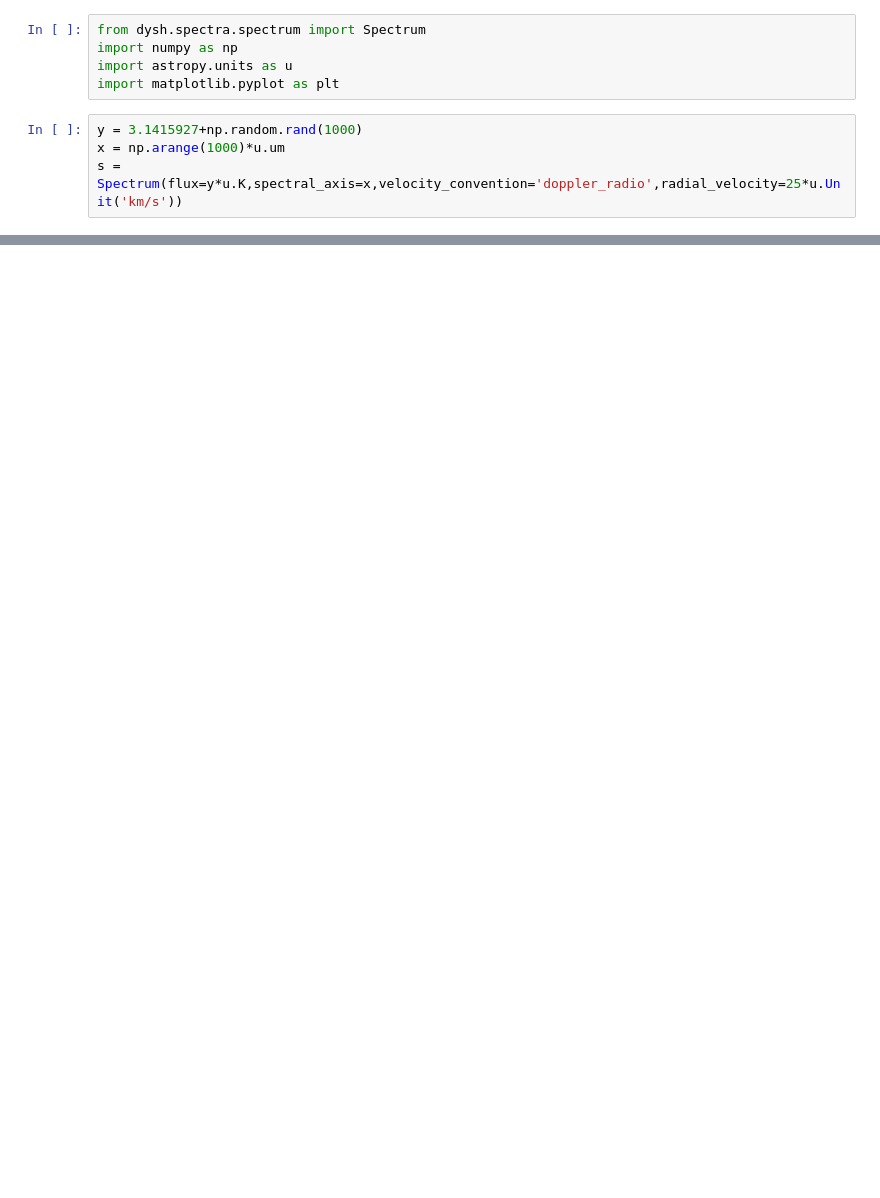
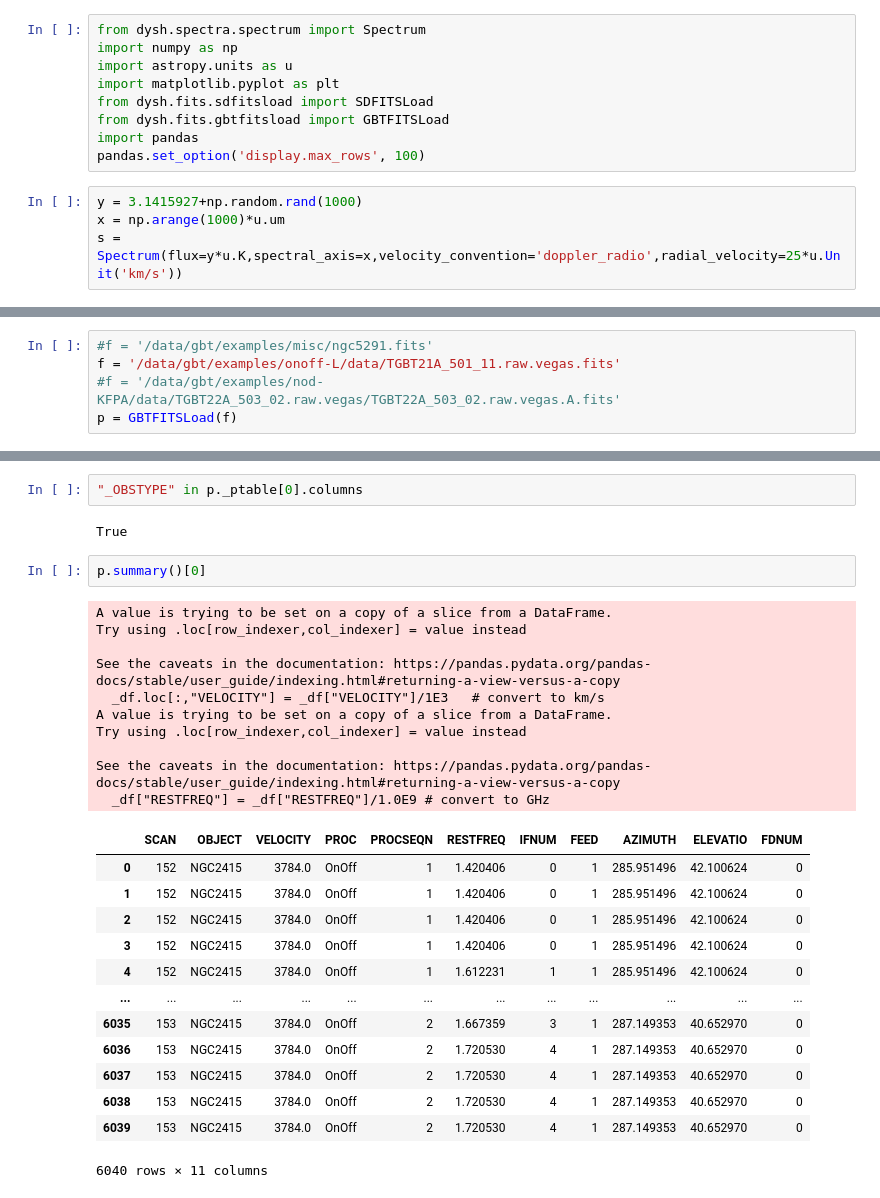
Before and after one commit to GreenBankObservatory/dysh, a Jupyter notebook: notebooks/test_spectra.ipynb, the cells around one changed output, grey strips where cells are left out. Saved outputs shown, nothing was run; the diff lists cells and outputs as text; blank space fills up the shorter version.

Commit message:
getting GBTFITSLoad working and summary() working

```diff
--- a/notebooks/test_spectra.ipynb
+++ b/notebooks/test_spectra.ipynb
@@ -3,6 +3,10 @@ from dysh.spectra.spectrum import Spectrum
 import numpy as np
 import astropy.units as u
 import matplotlib.pyplot as plt
+from dysh.fits.sdfitsload import SDFITSLoad
+from dysh.fits.gbtfitsload import GBTFITSLoad
+import pandas
+pandas.set_option('display.max_rows', 100)
 # %%
 y = 3.1415927+np.random.rand(1000)
 x = np.arange(1000)*u.um
@@ -59 +63,6 @@ s.bshow()
 baseline model None
+# %%
+#f = '/data/gbt/examples/misc/ngc5291.fits'
+f = '/data/gbt/examples/onoff-L/data/TGBT21A_501_11.raw.vegas.fits'
+#f = '/data/gbt/examples/nod-KFPA/data/TGBT22A_503_02.raw.vegas/TGBT22A_503_02.raw.vegas.A.fits'
+p = GBTFITSLoad(f)
@@ -59,0 +84,30 @@ baseline model None
+# %%
+"_OBSTYPE" in p._ptable[0].columns
+# %% [output]
+True
+# %%
+p.summary()[0]
+# %% [output]
+A value is trying to be set on a copy of a slice from a DataFrame.
+Try using .loc[row_indexer,col_indexer] = value instead
+
+See the caveats in the documentation: https://pandas.pydata.org/pandas-docs/stable/user_guide/indexing.html#returning-a-view-versus-a-copy
+  _df.loc[:,"VELOCITY"] = _df["VELOCITY"]/1E3   # convert to km/s
+A value is trying to be set on a copy of a slice from a DataFrame.
+Try using .loc[row_indexer,col_indexer] = value instead
+
+See the caveats in the documentation: https://pandas.pydata.org/pandas-docs/stable/user_guide/indexing.html#returning-a-view-versus-a-copy
+  _df["RESTFREQ"] = _df["RESTFREQ"]/1.0E9 # convert to GHz
+|  | SCAN | OBJECT | VELOCITY | PROC | PROCSEQN | RESTFREQ | IFNUM | FEED | AZIMUTH | ELEVATIO | FDNUM |
+| 0 | 152 | NGC2415 | 3784.0 | OnOff | 1 | 1.420406 | 0 | 1 | 285.951496 | 42.100624 | 0 |
+| 1 | 152 | NGC2415 | 3784.0 | OnOff | 1 | 1.420406 | 0 | 1 | 285.951496 | 42.100624 | 0 |
+| 2 | 152 | NGC2415 | 3784.0 | OnOff | 1 | 1.420406 | 0 | 1 | 285.951496 | 42.100624 | 0 |
+| 3 | 152 | NGC2415 | 3784.0 | OnOff | 1 | 1.420406 | 0 | 1 | 285.951496 | 42.100624 | 0 |
+| 4 | 152 | NGC2415 | 3784.0 | OnOff | 1 | 1.612231 | 1 | 1 | 285.951496 | 42.100624 | 0 |
+| ... | ... | ... | ... | ... | ... | ... | ... | ... | ... | ... | ... |
+| 6035 | 153 | NGC2415 | 3784.0 | OnOff | 2 | 1.667359 | 3 | 1 | 287.149353 | 40.652970 | 0 |
+| 6036 | 153 | NGC2415 | 3784.0 | OnOff | 2 | 1.720530 | 4 | 1 | 287.149353 | 40.652970 | 0 |
+| 6037 | 153 | NGC2415 | 3784.0 | OnOff | 2 | 1.720530 | 4 | 1 | 287.149353 | 40.652970 | 0 |
+| 6038 | 153 | NGC2415 | 3784.0 | OnOff | 2 | 1.720530 | 4 | 1 | 287.149353 | 40.652970 | 0 |
+| 6039 | 153 | NGC2415 | 3784.0 | OnOff | 2 | 1.720530 | 4 | 1 | 287.149353 | 40.652970 | 0 |
+6040 rows × 11 columns
```
Also changed, not shown: parts of 13 cells of this notebook, 4 other files.
